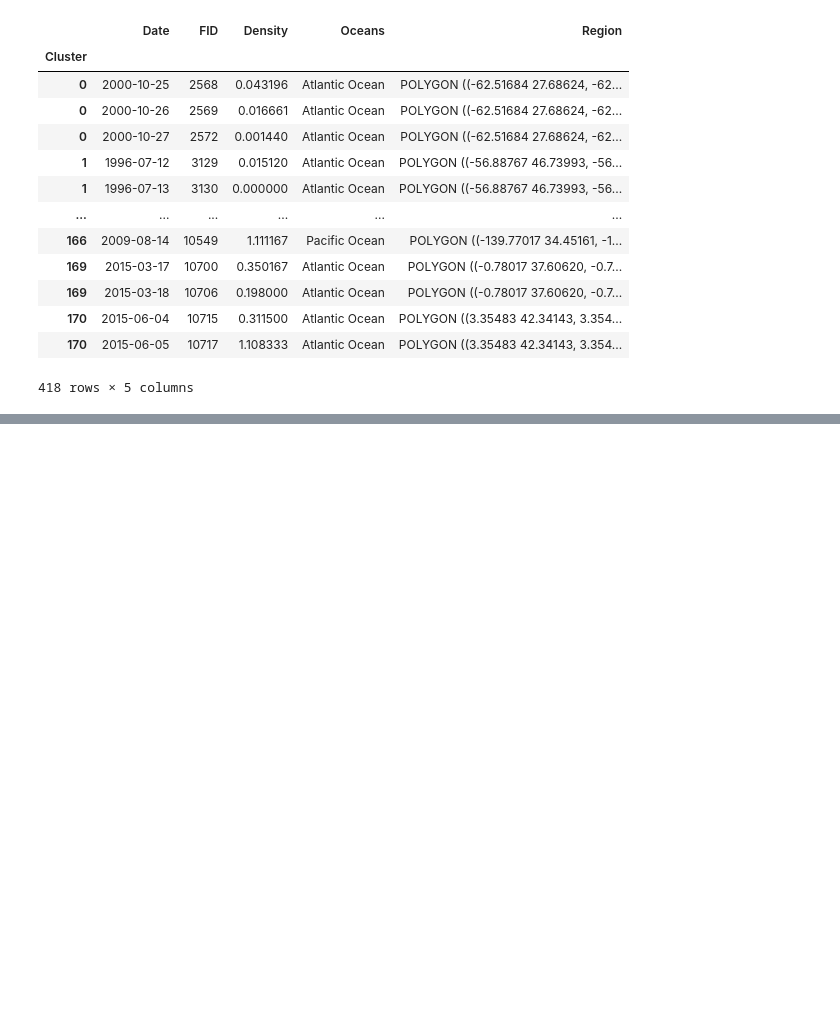
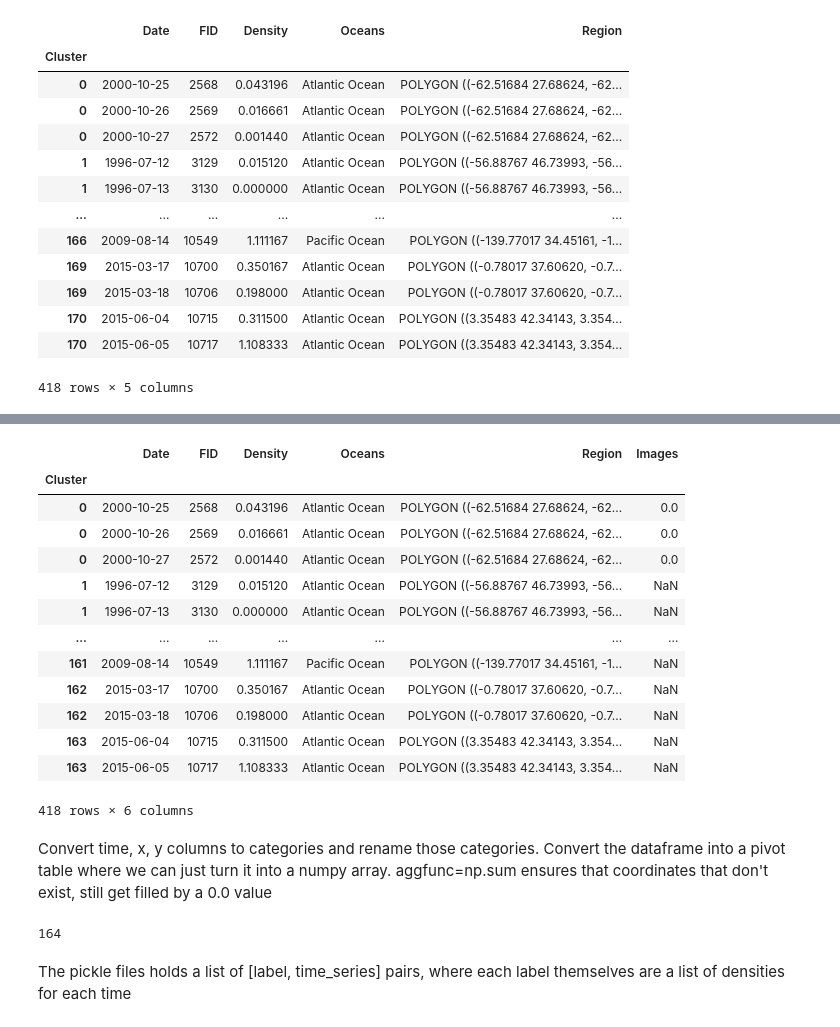
Before and after one commit to jun-lsh/splash-awards-22, a Jupyter notebook: model/data/get_data.ipynb, the cells around one changed output, grey strips where cells are left out. Saved outputs shown, nothing was run; the diff lists cells and outputs as text; code cells hidden in the pictures; blank space fills up the shorter version.

Commit message:
TRAIN_DATA.PICKLE
AAAAAAAAAA

```diff
--- a/model/data/get_data.ipynb
+++ b/model/data/get_data.ipynb
@@ -138,0 +171,4 @@ ee.data.listOperations()
+# %%
+remap = dict(zip(df.index.unique(), list(range(len(df.index.unique())))))
+df = df.rename(index=remap)
+df
@@ -138,0 +190,43 @@ ee.data.listOperations()
+# %%
+df
+# %% [output]
+|  | Date | FID | Density | Oceans | Region | Images |
+| Cluster |  |  |  |  |  |  |
+| 0 | 2000-10-25 | 2568 | 0.043196 | Atlantic Ocean | POLYGON ((-62.51684 27.68624, -62... | 0.0 |
+| 0 | 2000-10-26 | 2569 | 0.016661 | Atlantic Ocean | POLYGON ((-62.51684 27.68624, -62... | 0.0 |
+| 0 | 2000-10-27 | 2572 | 0.001440 | Atlantic Ocean | POLYGON ((-62.51684 27.68624, -62... | 0.0 |
+| 1 | 1996-07-12 | 3129 | 0.015120 | Atlantic Ocean | POLYGON ((-56.88767 46.73993, -56... | NaN |
+| 1 | 1996-07-13 | 3130 | 0.000000 | Atlantic Ocean | POLYGON ((-56.88767 46.73993, -56... | NaN |
+| ... | ... | ... | ... | ... | ... | ... |
+| 161 | 2009-08-14 | 10549 | 1.111167 | Pacific Ocean | POLYGON ((-139.77017 34.45161, -1... | NaN |
+| 162 | 2015-03-17 | 10700 | 0.350167 | Atlantic Ocean | POLYGON ((-0.78017 37.60620, -0.7... | NaN |
+| 162 | 2015-03-18 | 10706 | 0.198000 | Atlantic Ocean | POLYGON ((-0.78017 37.60620, -0.7... | NaN |
+| 163 | 2015-06-04 | 10715 | 0.311500 | Atlantic Ocean | POLYGON ((3.35483 42.34143, 3.354... | NaN |
+| 163 | 2015-06-05 | 10717 | 1.108333 | Atlantic Ocean | POLYGON ((3.35483 42.34143, 3.354... | NaN |
+418 rows × 6 columns
+# %% [markdown]
+Convert time, x, y columns to categories and rename those categories. Convert the dataframe into a pivot table where we can just turn it into a numpy array. aggfunc=np.sum ensures that coordinates that don't exist, still get filled by a 0.0 value
+# %%
+images = []
+for key, cluster_df in water_df.groupby(level=0):
+    cluster_df = cluster_df.droplevel(0)
+
+    cluster_df.time = pd.Categorical(cluster_df.time)
+    cluster_df.time = cluster_df.time.cat.rename_categories(list(range(len(cluster_df.time.cat.categories))))
+
+    cluster_df['x'] = pd.Categorical(cluster_df.geometry.x)
+    cluster_df['y'] = pd.Categorical(cluster_df.geometry.y)
+    cluster_df.x = cluster_df.x.cat.rename_categories(list(range(len(cluster_df.x.cat.categories))))
+    cluster_df.y = cluster_df.y.cat.rename_categories(list(range(len(cluster_df.y.cat.categories))))
+
+    time, maxx, maxy = cluster_df.time.cat.categories[-1] + 1, cluster_df.x.cat.categories[-1] + 1, cluster_df.y.cat.categories[-1] + 1
+
+    cluster_df = cluster_df.pivot_table(values=['velocity_u_0', 'velocity_v_0'], index=['time', 'y', 'x'], aggfunc=np.sum)
+    img = cluster_df.to_numpy().reshape([time, maxy, maxx, -1])
+
+    # [labels, img]
+    images.append([df.loc[key, 'Density'].to_numpy(), img])
+
+len(images)
+# %% [output]
+164
@@ -138,0 +236,2 @@ ee.data.listOperations()
+# %% [markdown]
+The pickle files holds a list of [label, time_series] pairs, where each label themselves are a list of densities for each time
```
Also changed, not shown: parts of 11 cells of this notebook, 2 other files.
